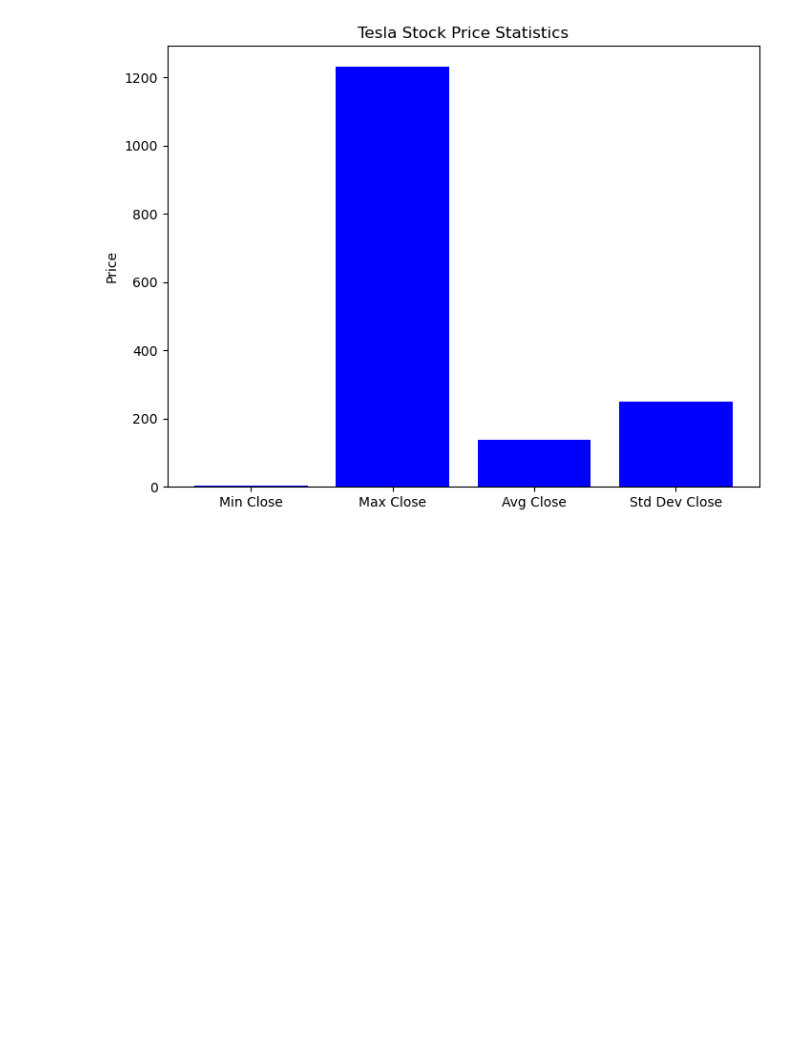
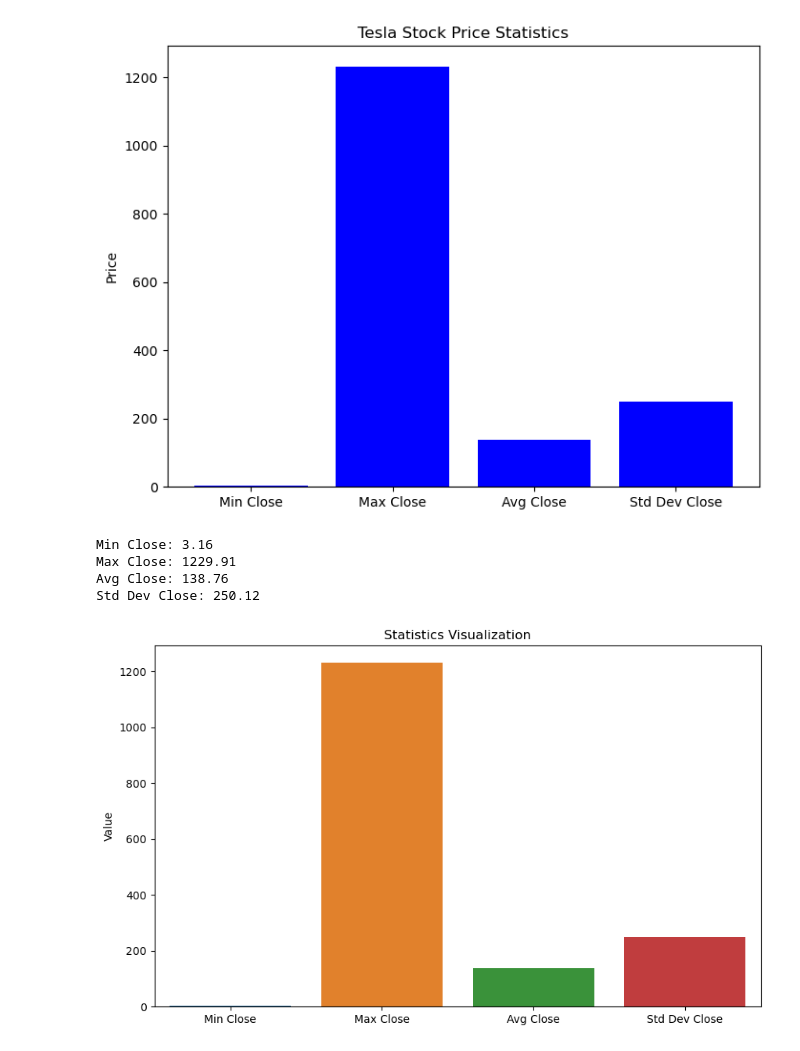
Before and after one commit to lucioawa/Tesla_Stock_Analysis_MLM_Predictions, a Jupyter notebook: Tesla_Stock_Prices.ipynb, the cells around one changed output. Saved outputs shown, nothing was run; the diff lists cells and outputs as text; code cells hidden in the pictures; blank space fills up the shorter version.

Commit message:
Describe your changes here

```diff
--- a/Tesla_Stock_Prices.ipynb
+++ b/Tesla_Stock_Prices.ipynb
@@ -51,0 +62,36 @@ plt.show()
+# %%
+df = pd.read_csv('C:/Users/User/Documents/DataAnalyst/TESLA_Stock/TSLA_2010_2022.csv')
+# %%
+min_close = df['Close'].min()
+max_close = df['Close'].max()
+avg_close = df['Close'].mean()
+std_dev_close = df['Close'].std()
+
+print(f"Min Close: {min_close:.2f}")
+print(f"Max Close: {max_close:.2f}")
+print(f"Avg Close: {avg_close:.2f}")
+print(f"Std Dev Close: {std_dev_close:.2f}")
+# %% [output]
+Min Close: 3.16
+Max Close: 1229.91
+Avg Close: 138.76
+Std Dev Close: 250.12
+# %%
+# Create a list of statistic values
+stat_values = [min_close, max_close, avg_close, std_dev_close]
+
+# Create a list of statistic labels
+stat_labels = ['Min Close', 'Max Close', 'Avg Close', 'Std Dev Close']
+
+# Create a Seaborn bar plot
+# This code uses Seaborn to create the bar plot.
+# stat_labels and stat_values are assumed to be the labels and values of your statistics, respectively.
+# Seaborn's barplot function automatically computes the mean of the values for each category and draws vertical bars representing those means.
+# Seaborn provides automatic color palettes and other visual enhancements by default.
+plt.figure(figsize=(10, 6))
+sns.barplot(x=stat_labels, y=stat_values)
+plt.title('Statistics Visualization')
+plt.ylabel('Value')
+plt.show()
+# %% [output]
+[figure, added]
```
Also changed, not shown: parts of 6 cells of this notebook.
